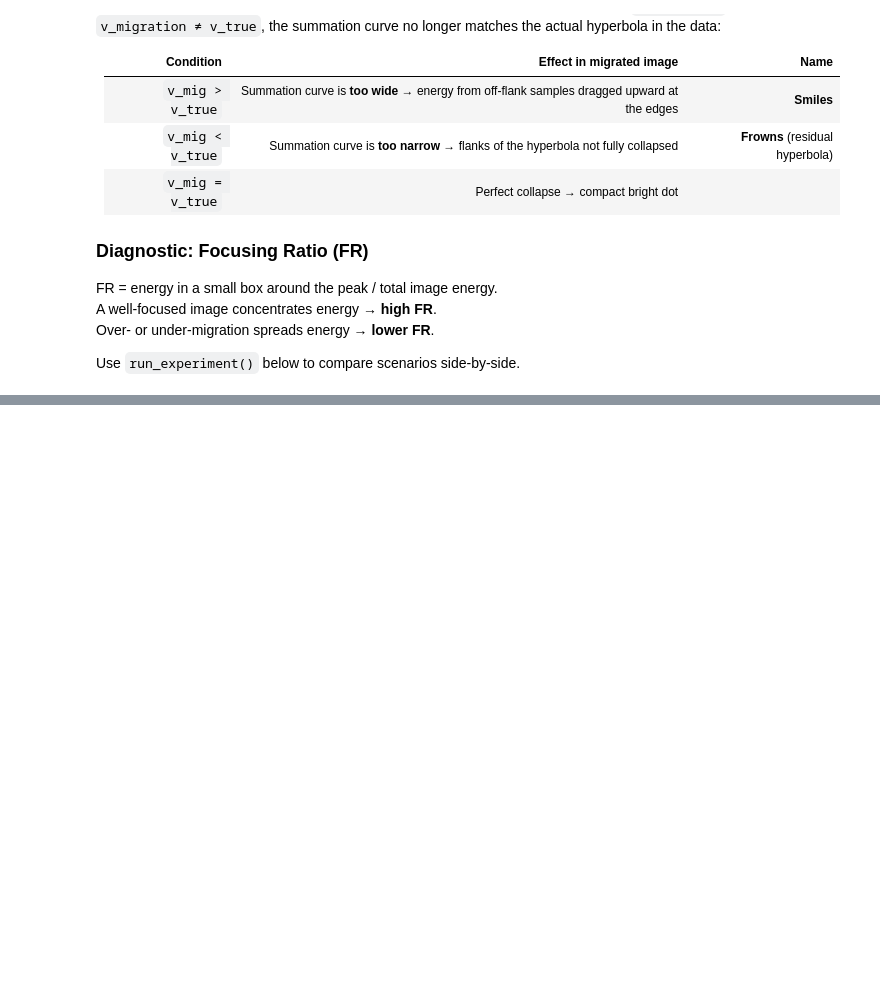
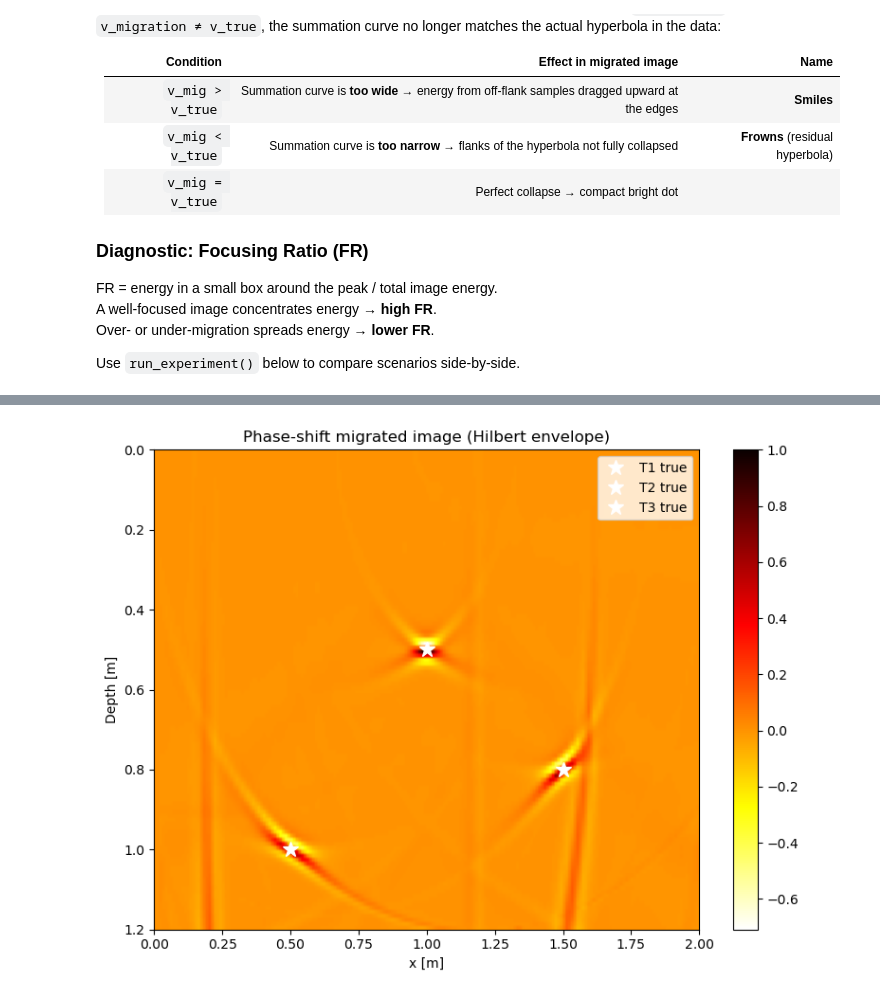
Before and after one commit to ConnervanK/Thesiss, a Jupyter notebook: TimeLapse_Notebooks/Migration_Playground.ipynb, the cells around one changed output, grey strips where cells are left out. Saved outputs shown, nothing was run; the diff lists cells and outputs as text; code cells hidden in the pictures; blank space fills up the shorter version.

```diff
--- a/TimeLapse_Notebooks/Migration_Playground.ipynb
+++ b/TimeLapse_Notebooks/Migration_Playground.ipynb
@@ -477,0 +540,35 @@ T2     (1.50,0.80)        (1.387,0.756)      12.12   0.11397
+# %%
+# plt.imshow(ps_image, aspect='auto', cmap='hot_r',
+#            extent=[x_img[0], x_img[-1], z_img[-1], z_img[0]], origin='upper')
+# for tgt in targets:
+#     ax.plot(tgt['x'], tgt['z'], 'w*', ms=12, label=f"{tgt['label']} true")
+# ax.set_xlabel('x [m]');     ax.set_ylabel('Depth [m]')
+# ax.set_title('Phase-shift migrated image (Hilbert envelope)')
+# ax.legend()
+
+# im = plt.imshow(ps_image, aspect='auto', cmap='hot_r',
+#            extent=[x_img[0], x_img[-1], z_img[-1], z_img[0]], origin='upper')
+# for tgt in targets:
+#     ax.plot(tgt['x'], tgt['z'], 'w*', ms=12, label=f"{tgt['label']} true")
+# ax.set_xlabel('x [m]');     ax.set_ylabel('Depth [m]')
+# ax.set_title('Phase-shift migrated image (Hilbert envelope)')
+# ax.legend()
+# plt.colorbar(im, ax=ax)
+# plt.tight_layout()
+
+fig, ax = plt.subplots(figsize=(8, 6))
+im = ax.imshow(ps_image, aspect='auto', cmap='hot_r',
+               extent=[x_img[0], x_img[-1], z_img[-1], z_img[0]], origin='upper')
+for tgt in targets:
+    ax.plot(tgt['x'], tgt['z'], 'w*', ms=12, label=f"{tgt['label']} true")
+
+ax.set_xlabel('x [m]')
+ax.set_ylabel('Depth [m]')
+ax.set_title('Phase-shift migrated image (Hilbert envelope)')
+ax.legend(loc='upper right')
+
+fig.colorbar(im, ax=ax)
+plt.tight_layout()
+plt.show()
+# %% [output]
+[figure, added]
```
Also changed, not shown: parts of 9 cells of this notebook.
